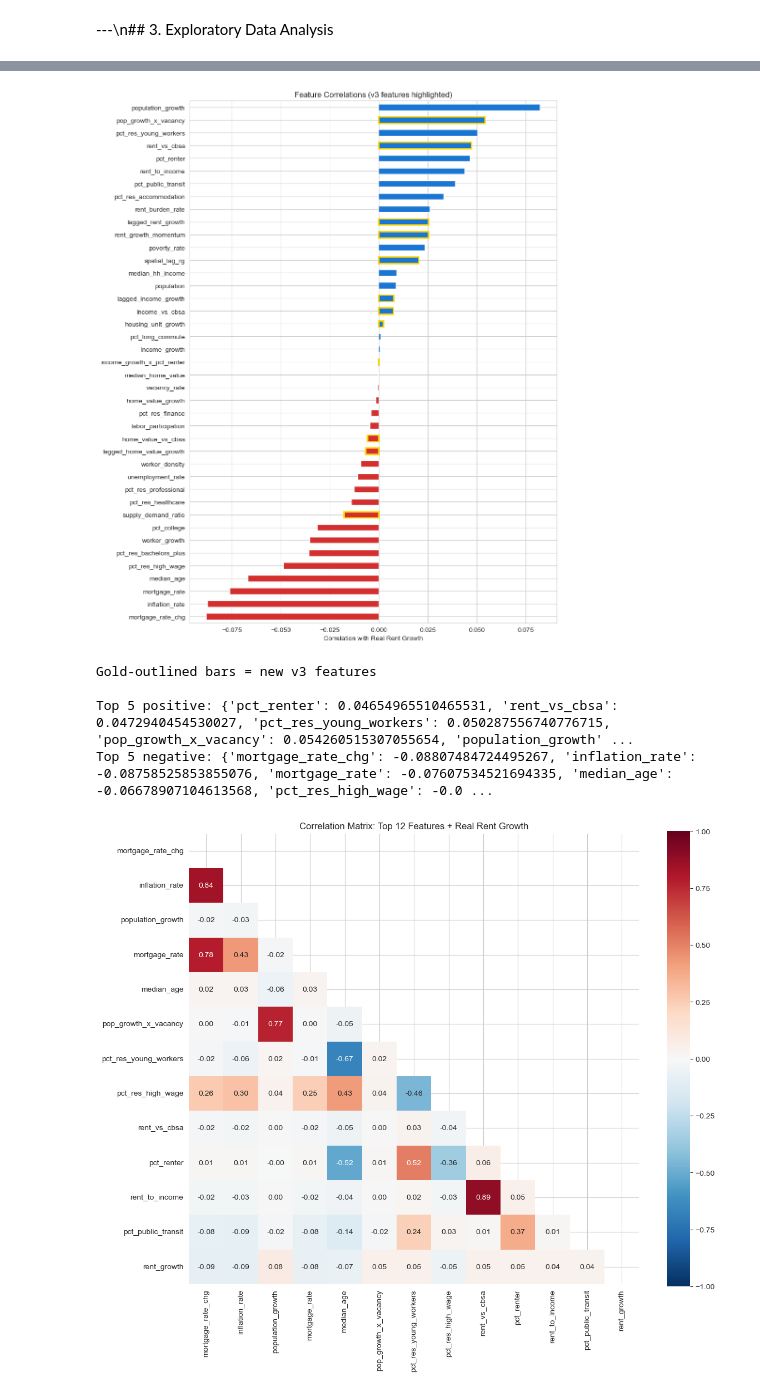
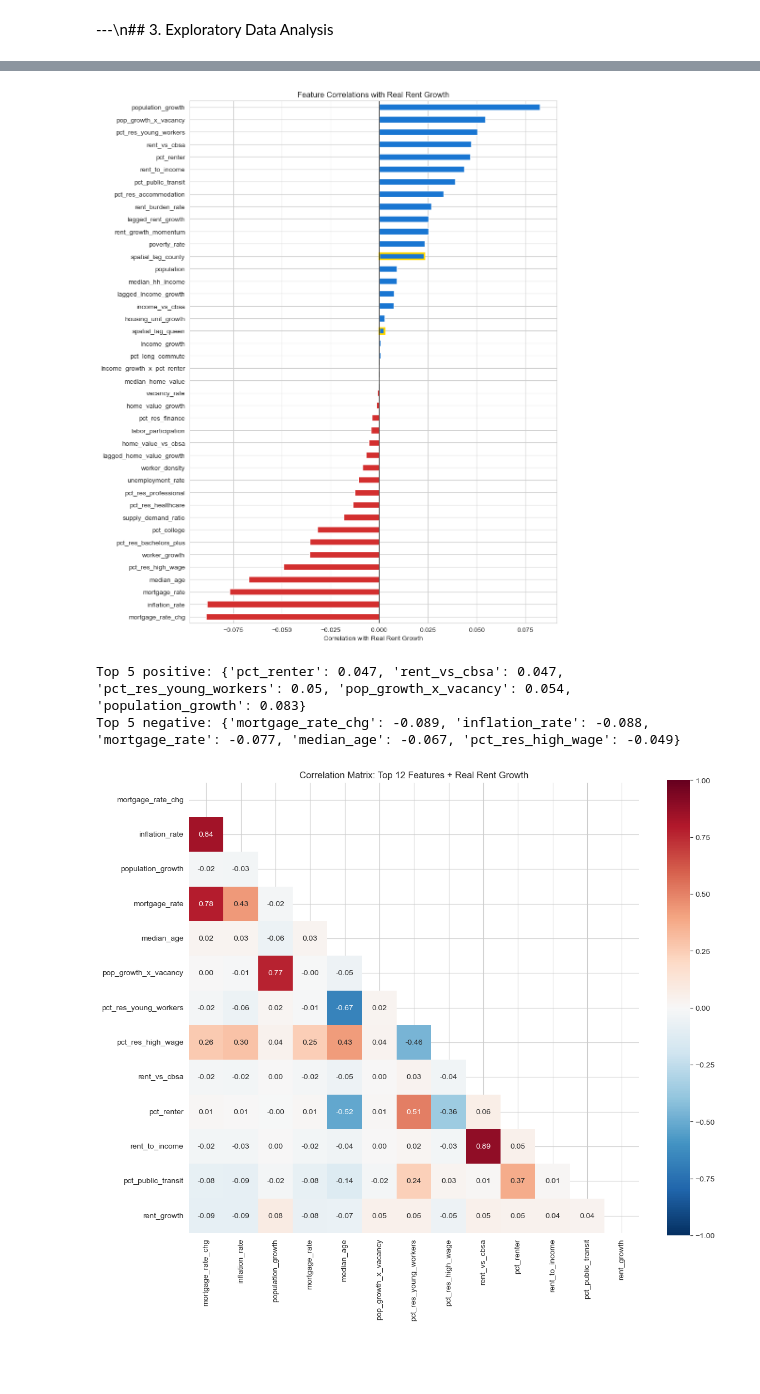
Before and after one commit to jonathanlng02/rent-growth-backtesting, a Jupyter notebook: rent_growth_analysis.ipynb, the cells around one changed output, grey strips where cells are left out. Cells and saved outputs as stored; diff of their text form; code cells hidden in the pictures; blank space fills up the shorter version.

```diff
--- a/rent_growth_analysis.ipynb
+++ b/rent_growth_analysis.ipynb
@@ -58,6 +59,7 @@ CBSA_COUNTIES = {
     'Los Angeles': [('06', ['037', '059'])],
 }
 STATE_ABBR = {'06': 'ca', '08': 'co', '25': 'ma', '33': 'nh', '48': 'tx'}
+STATE_FIPS = sorted(set(sf for sc in CBSA_COUNTIES.values() for sf, _ in sc))
 
 MORTGAGE_RATE = {2015: 3.85, 2016: 3.65, 2017: 3.99, 2018: 4.54,
                  2019: 3.94, 2020: 3.11, 2021: 2.96, 2022: 5.34, 2023: 6.81}
@@ -66,5 +68,5 @@ CPI_ANNUAL = {2014: 236.7, 2015: 237.0, 2016: 240.0, 2017: 245.1, 2018: 251.1,
 INFLATION_RATE = {yr: (CPI_ANNUAL[yr] - CPI_ANNUAL[yr-1]) / CPI_ANNUAL[yr-1] for yr in range(2015, 2024)}
 
 MIN_RENTER_UNITS = 100
-print(f'Config: {len(YEARS)} years, {len(CBSA_COUNTIES)} CBSAs, min renters={MIN_RENTER_UNITS}')
+print(f'Config: {len(YEARS)} years, {len(CBSA_COUNTIES)} CBSAs, {len(STATE_FIPS)} states')
 # %% [output]
@@ -341,6 +483,5 @@ All features computed. Total columns: 102
 # %%
 # ── Prepare modeling data ──
-# Use 2017+ because lagged features require 2 prior years (2015 base -> 2016 growth -> 2017 lag)
 df_model = df[df['year'] >= 2017].copy().replace([np.inf, -np.inf], np.nan)
 q_lo, q_hi = df_model['rent_growth'].quantile(0.01), df_model['rent_growth'].quantile(0.99)
 df_model = df_model[(df_model['rent_growth'] >= q_lo) & (df_model['rent_growth'] <= q_hi)]
@@ -360,24 +501,26 @@ FEATURE_COLS = [
     'home_value_growth', 'housing_unit_growth',
     # Macro
     'mortgage_rate', 'mortgage_rate_chg', 'inflation_rate',
-    # v3: Lagged
+    # Lagged
     'lagged_rent_growth', 'lagged_income_growth', 'lagged_home_value_growth',
     'rent_growth_momentum',
-    # v3: Spatial
-    'spatial_lag_rg',
-    # v3: Relative
+    # v4: True spatial lag
+    'spatial_lag_queen', 'spatial_lag_county',
+    # Relative
     'income_vs_cbsa', 'rent_vs_cbsa', 'home_value_vs_cbsa',
-    # v3: Interactions
+    # Interactions
     'pop_growth_x_vacancy', 'income_growth_x_pct_renter', 'supply_demand_ratio',
     # Controls
     'covid_2020', 'covid_2021',
     'cbsa_Boston', 'cbsa_Dallas-Fort Worth', 'cbsa_Denver', 'cbsa_San Francisco',
-]
+] + CLUSTER_COLS  # v4: cluster dummies
+
 TARGET = 'rent_growth'
+keep_cols = FEATURE_COLS + [TARGET, 'cbsa', 'year', 'GEOID', 'nominal_rent_growth', 'county_fips', 'cbsa_avg_rg', 'cluster']
+df_clean = df_model[[c for c in keep_cols if c in df_model.columns]].dropna(subset=FEATURE_COLS + [TARGET])
 
-df_clean = df_model[FEATURE_COLS + [TARGET, 'cbsa', 'year', 'GEOID', 'nominal_rent_growth', 'county_fips', 'cbsa_avg_rg']].dropna(subset=FEATURE_COLS + [TARGET])
 print(f'Model-ready data: {df_clean.shape}')
-print(f'Features: {len(FEATURE_COLS)}')
+print(f'Features: {len(FEATURE_COLS)} (incl. {len(CLUSTER_COLS)} cluster dummies)')
 print(f'Years: {sorted(df_clean["year"].unique())}')
 print(df_clean['cbsa'].value_counts())
 # %% [output]
@@ -404,32 +547,25 @@ plt.tight_layout(); plt.show()
 # %%
 # Correlation with rent growth
-cont = [f for f in FEATURE_COLS if not f.startswith('cbsa_') and not f.startswith('covid_')]
+cont = [f for f in FEATURE_COLS if not f.startswith('cbsa_') and not f.startswith('covid_') and not f.startswith('cluster')]
 corr_t = df_clean[cont + [TARGET]].corr()[TARGET].drop(TARGET).sort_values()
 fig, ax = plt.subplots(figsize=(10, 12))
 colors = ['#d32f2f' if v < 0 else '#1976d2' for v in corr_t]
 corr_t.plot(kind='barh', ax=ax, color=colors)
 ax.set_xlabel('Correlation with Real Rent Growth')
-ax.set_title('Feature Correlations (v3 features highlighted)')
+ax.set_title('Feature Correlations with Real Rent Growth')
 ax.axvline(x=0, color='black', lw=0.5)
-# Highlight v3 features
-v3_feats = {'lagged_rent_growth','lagged_income_growth','lagged_home_value_growth',
-            'rent_growth_momentum','spatial_lag_rg','income_vs_cbsa','rent_vs_cbsa',
-            'home_value_vs_cbsa','pop_growth_x_vacancy','income_growth_x_pct_renter',
-            'supply_demand_ratio','housing_unit_growth'}
+v4_feats = {'spatial_lag_queen','spatial_lag_county'}
 for i, label in enumerate(corr_t.index):
-    if label in v3_feats:
+    if label in v4_feats:
         ax.get_children()[i].set_edgecolor('gold')
-        ax.get_children()[i].set_linewidth(2)
+        ax.get_children()[i].set_linewidth(2.5)
 plt.tight_layout(); plt.show()
-print('Gold-outlined bars = new v3 features')
-print(f'\nTop 5 positive: {corr_t.tail(5).to_dict()}')
-print(f'Top 5 negative: {corr_t.head(5).to_dict()}')
+print(f'Top 5 positive: {corr_t.tail(5).round(3).to_dict()}')
+print(f'Top 5 negative: {corr_t.head(5).round(3).to_dict()}')
 # %% [output]
-[figure, old version]
+[figure, new version]
-Gold-outlined bars = new v3 features
-
-Top 5 positive: {'pct_renter': 0.04654965510465531, 'rent_vs_cbsa': 0.0472940454530027, 'pct_res_young_workers': 0.050287556740776715, 'pop_growth_x_vacancy': 0.054260515307055654, 'population_growth' ...
-Top 5 negative: {'mortgage_rate_chg': -0.08807484724495267, 'inflation_rate': -0.08758525853855076, 'mortgage_rate': -0.07607534521694335, 'median_age': -0.06678907104613568, 'pct_res_high_wage': -0.0 ...
+Top 5 positive: {'pct_renter': 0.047, 'rent_vs_cbsa': 0.047, 'pct_res_young_workers': 0.05, 'pop_growth_x_vacancy': 0.054, 'population_growth': 0.083}
+Top 5 negative: {'mortgage_rate_chg': -0.089, 'inflation_rate': -0.088, 'mortgage_rate': -0.077, 'median_age': -0.067, 'pct_res_high_wage': -0.049}
 # %%
 # Correlation matrix - top features
 top_f = corr_t.abs().nlargest(12).index.tolist()
```
Also changed, not shown: parts of 75 cells of this notebook, 1 other file.
